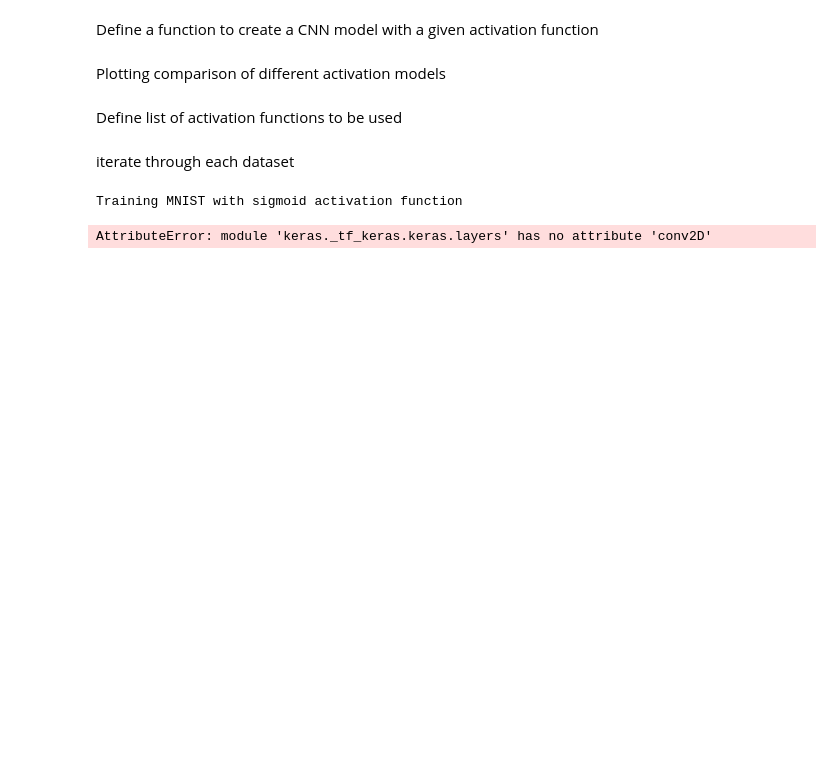
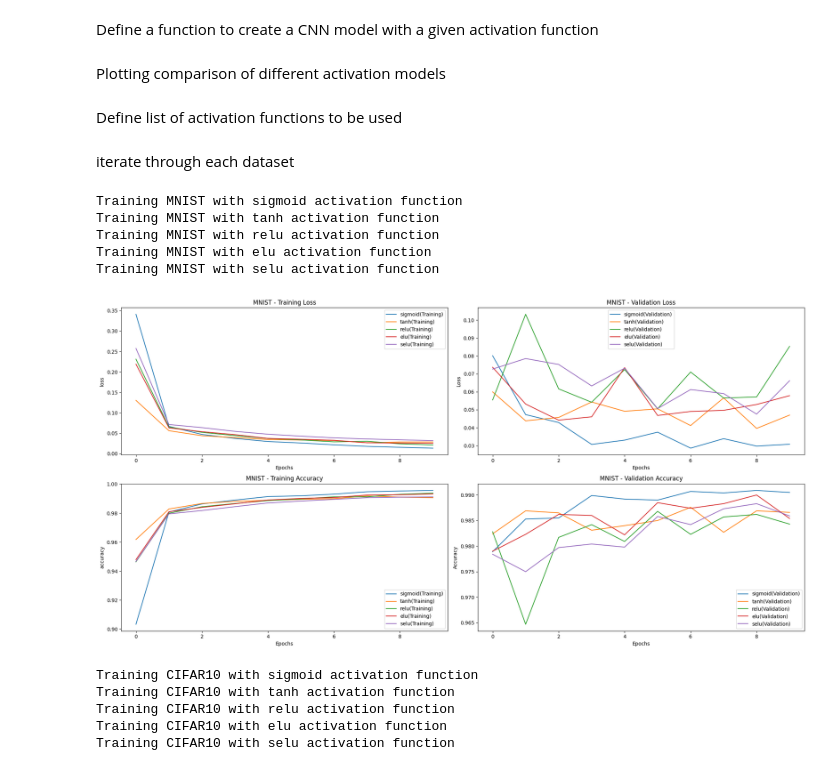
Before and after one commit to maxwellfundi/advanced_deep_learning, a Jupyter notebook: J_Njiru_Ex1.ipynb, the cells around one changed output. Drawn from its saved outputs; the diff is of its cells as text; code cells hidden in the pictures; blank space fills up the shorter version.

```diff
--- a/J_Njiru_Ex1.ipynb
+++ b/J_Njiru_Ex1.ipynb
@@ -39,7 +34,7 @@ def create_model(activation, input_shape):
   x = layers.MaxPooling2D((2,2))(x)
   x = layers.Conv2D(64, (3,3), activation=activation)(x)
   x = layers.MaxPooling2D((2,2))(x)
-  x = layers.conv2D(64, (3,3), activation=activation)(x)
+  x = layers.Conv2D(64, (3,3), activation=activation)(x)
   x = layers.Flatten()(x)
   x = layers.Dense(64, activation=activation)(x)
   outputs = layers.Dense(10, activation='softmax')(x)
@@ -47,7 +42,7 @@ def create_model(activation, input_shape):
   model = models.Model(inputs=inputs, outputs=outputs)
   return model
 
-  def train_and_model(model, x_train, y_train, x_test, y_test, epochs =10):
+def train_and_model(model, x_train, y_train, x_test, y_test, epochs =10):
     model.compile(optimizer='adam', loss='categorical_crossentropy', metrics=['accuracy'])
     history = model.fit(x_train, y_train, epochs=epochs, validation_data=(x_test, y_test), verbose=0)
     return history
@@ -88,15 +83,24 @@ iterate through each dataset
 # %%
 for dataset_name, x_train, y_train, x_test, y_test, input_shape in datasets:
 
   histories = {}
   for activation in activation_functions:
     print(f'Training {dataset_name} with {activation} activation function')
 
     model = create_model(activation, input_shape)
-    history = train_and_evaluate(model, x_train, y_train, x_test, y_test)
+    history = train_and_model(model, x_train, y_train, x_test, y_test)
     histories[activation] = history
 
   plot_activation_comparison(histories, dataset_name)
 # %% [output]
 Training MNIST with sigmoid activation function
+Training MNIST with tanh activation function
+Training MNIST with relu activation function
+Training MNIST with elu activation function
+Training MNIST with selu activation function
+[figure, added]
-AttributeError: module 'keras._tf_keras.keras.layers' has no attribute 'conv2D'
+Training CIFAR10 with sigmoid activation function
+Training CIFAR10 with tanh activation function
+Training CIFAR10 with relu activation function
+Training CIFAR10 with elu activation function
+Training CIFAR10 with selu activation function
```
Also changed, not shown: parts of 1 cell of this notebook.
